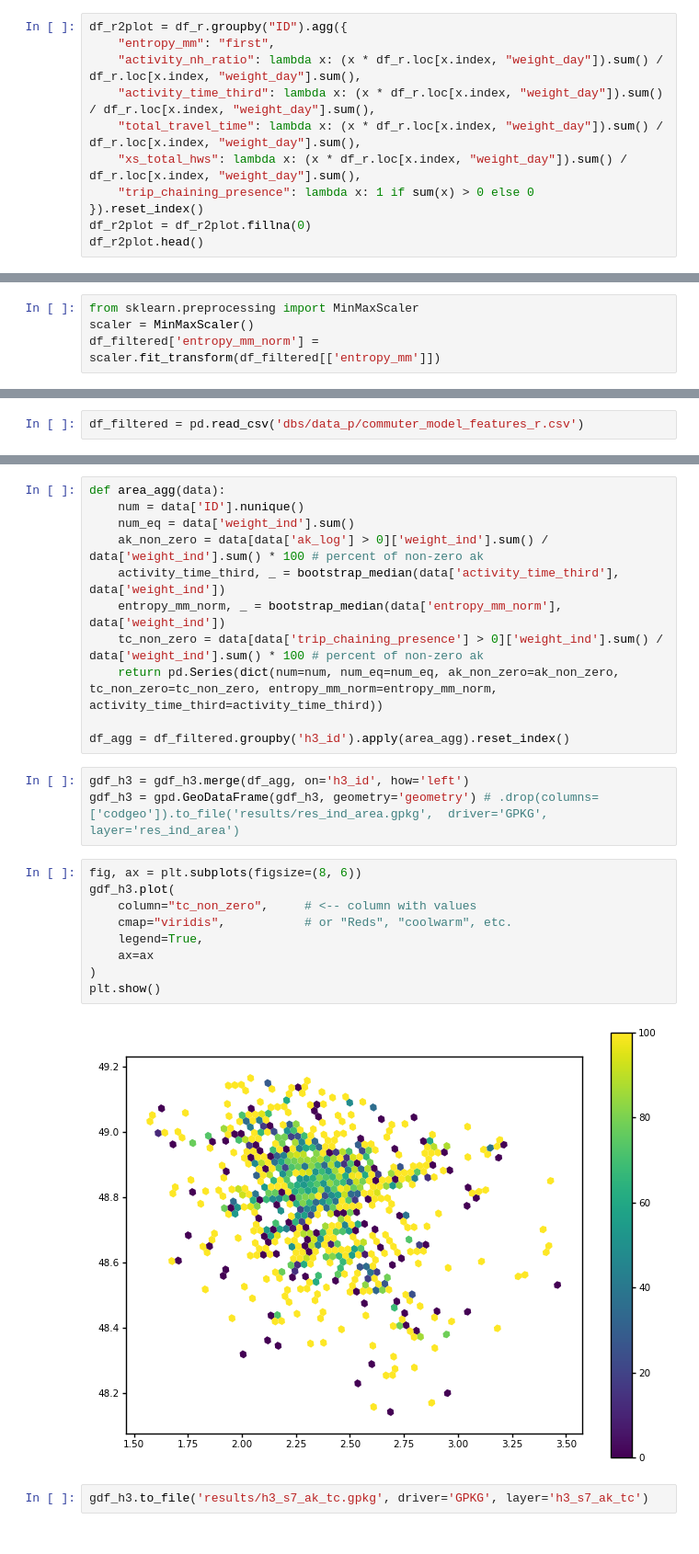
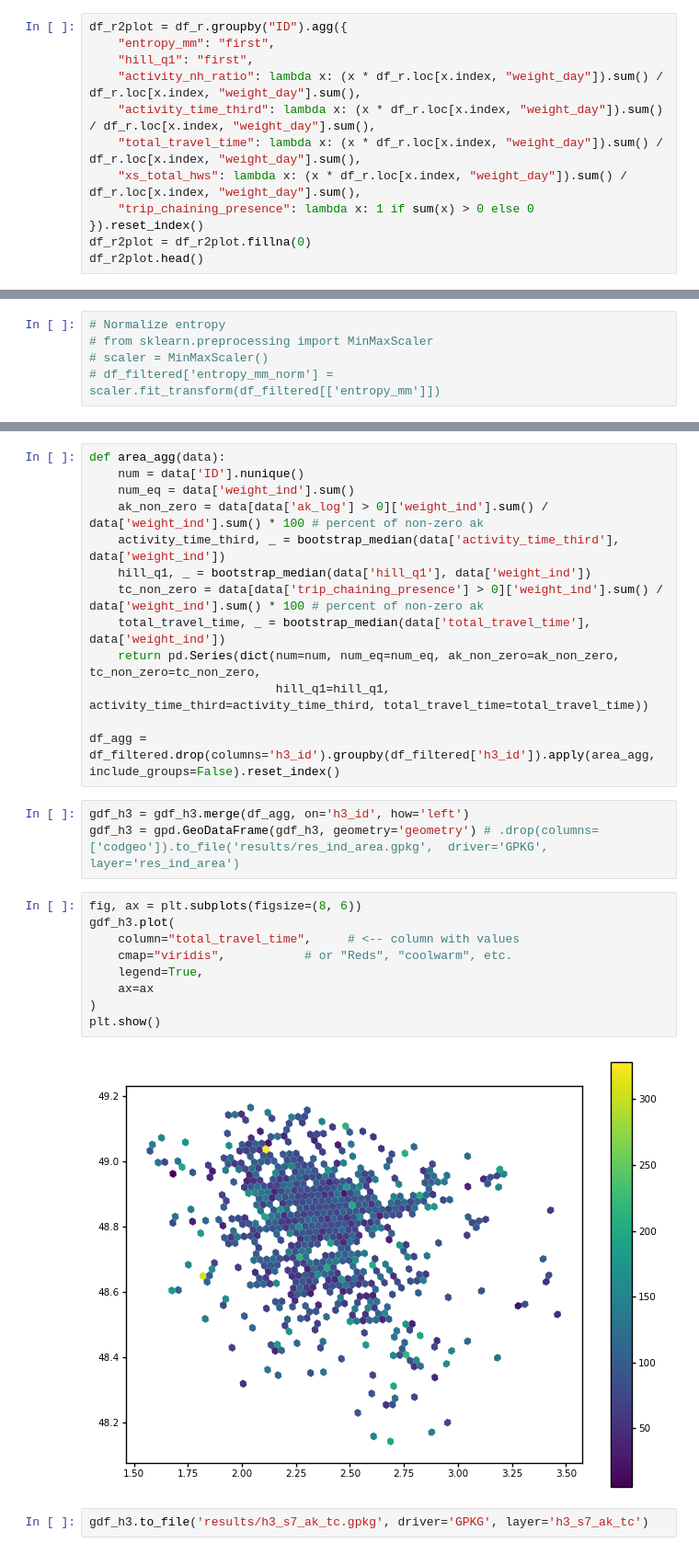
Before and after one commit to TheYuanLiao/netmob25, a Jupyter notebook: src/8-sp-accessibility-desc.ipynb, the cells around one changed output, grey strips where cells are left out. Shown at 92% size. Saved outputs shown, nothing was run; the diff lists cells and outputs as text.

```diff
--- a/src/8-sp-accessibility-desc.ipynb
+++ b/src/8-sp-accessibility-desc.ipynb
@@ -173,6 +163,7 @@ df_r.head()
 # %%
 df_r2plot = df_r.groupby("ID").agg({
     "entropy_mm": "first",
+    "hill_q1": "first",
     "activity_nh_ratio": lambda x: (x * df_r.loc[x.index, "weight_day"]).sum() / df_r.loc[x.index, "weight_day"].sum(),
     "activity_time_third": lambda x: (x * df_r.loc[x.index, "weight_day"]).sum() / df_r.loc[x.index, "weight_day"].sum(),
     "total_travel_time": lambda x: (x * df_r.loc[x.index, "weight_day"]).sum() / df_r.loc[x.index, "weight_day"].sum(),
@@ -474,9 +363,10 @@ Index(['ID', 'entropy_mm', 'activity_nh_ratio', 'activity_time_third',
 # %%
 df_filtered = df_filtered.merge(df_p[['ID', 'codgeo', 'pt_sub']].drop_duplicates(subset=['ID']), on='ID', how='left')
 # %%
-from sklearn.preprocessing import MinMaxScaler
-scaler = MinMaxScaler()
-df_filtered['entropy_mm_norm'] = scaler.fit_transform(df_filtered[['entropy_mm']])
+# Normalize entropy
+# from sklearn.preprocessing import MinMaxScaler
+# scaler = MinMaxScaler()
+# df_filtered['entropy_mm_norm'] = scaler.fit_transform(df_filtered[['entropy_mm']])
 # %%
 # access_col: the column to bin
 # step: 0.5 → boundaries at 10^0, 10^0.5, 10^1, ...
@@ -812,5 +672,3 @@ df_filtered.head()
-# %%
-df_filtered = pd.read_csv('dbs/data_p/commuter_model_features_r.csv')
 # %%
 df_work = pd.read_csv('dbs/data_p/commuter_trips.csv')
 df_work = df_work[df_work['purpose_d'] == 'HOME'].copy()
@@ -858,25 +707,27 @@ def area_agg(data):
     num_eq = data['weight_ind'].sum()
     ak_non_zero = data[data['ak_log'] > 0]['weight_ind'].sum() / data['weight_ind'].sum() * 100 # percent of non-zero ak
     activity_time_third, _ = bootstrap_median(data['activity_time_third'], data['weight_ind'])
-    entropy_mm_norm, _ = bootstrap_median(data['entropy_mm_norm'], data['weight_ind'])
+    hill_q1, _ = bootstrap_median(data['hill_q1'], data['weight_ind'])
     tc_non_zero = data[data['trip_chaining_presence'] > 0]['weight_ind'].sum() / data['weight_ind'].sum() * 100 # percent of non-zero ak
-    return pd.Series(dict(num=num, num_eq=num_eq, ak_non_zero=ak_non_zero, tc_non_zero=tc_non_zero, entropy_mm_norm=entropy_mm_norm, activity_time_third=activity_time_third))
+    total_travel_time, _ = bootstrap_median(data['total_travel_time'], data['weight_ind'])
+    return pd.Series(dict(num=num, num_eq=num_eq, ak_non_zero=ak_non_zero, tc_non_zero=tc_non_zero,
+                          hill_q1=hill_q1, activity_time_third=activity_time_third, total_travel_time=total_travel_time))
 
-df_agg = df_filtered.groupby('h3_id').apply(area_agg).reset_index()
+df_agg = df_filtered.drop(columns='h3_id').groupby(df_filtered['h3_id']).apply(area_agg, include_groups=False).reset_index()
 # %%
 gdf_h3 = gdf_h3.merge(df_agg, on='h3_id', how='left')
 gdf_h3 = gpd.GeoDataFrame(gdf_h3, geometry='geometry') # .drop(columns=['codgeo']).to_file('results/res_ind_area.gpkg',  driver='GPKG', layer='res_ind_area')
 # %%
 fig, ax = plt.subplots(figsize=(8, 6))
 gdf_h3.plot(
-    column="tc_non_zero",     # <-- column with values
+    column="total_travel_time",     # <-- column with values
     cmap="viridis",           # or "Reds", "coolwarm", etc.
     legend=True,
     ax=ax
 )
 plt.show()
 # %% [output]
-[figure, old version]
+[figure, new version]
 # %%
 gdf_h3.to_file('results/h3_s7_ak_tc.gpkg', driver='GPKG', layer='h3_s7_ak_tc')
 # %%
```
Also changed, not shown: parts of 44 cells of this notebook, 36 other files.
